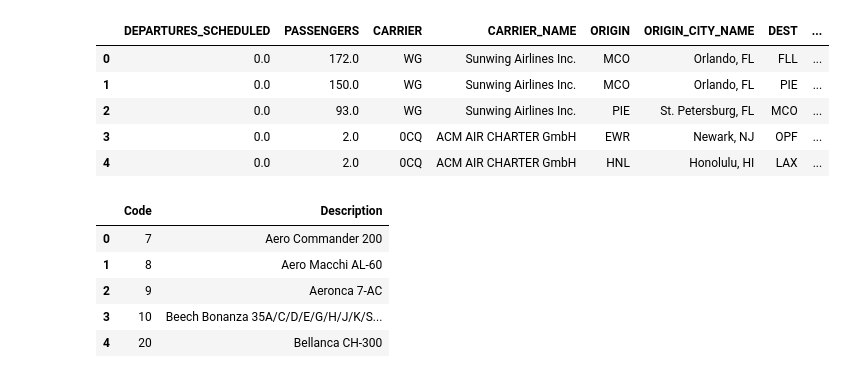
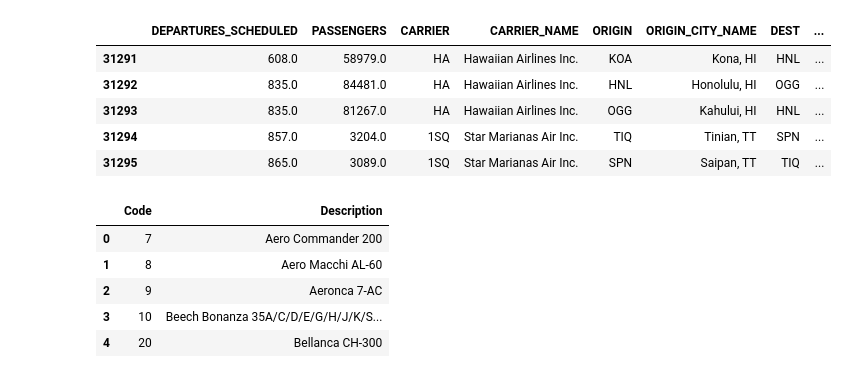
Before and after one commit to jeffakolb/air_traffic_analysis, a Jupyter notebook: air_segment_analysis.ipynb, the cells around one changed output. Saved outputs shown, nothing was run; the diff lists cells and outputs as text; code cells hidden in the pictures.

```diff
--- a/air_segment_analysis.ipynb
+++ b/air_segment_analysis.ipynb
@@ -8,15 +7,15 @@ df = pd.read_csv("data/air_segment_data_2017_12.csv",
                  quotechar='"',
                  header=0,
                 )
-# %%
-df.head()
-# %% [output]
-|  | DEPARTURES_SCHEDULED | PASSENGERS | CARRIER | CARRIER_NAME | ORIGIN | ORIGIN_CITY_NAME | DEST | ... |
-| 0 | 0.0 | 172.0 | WG | Sunwing Airlines Inc. | MCO | Orlando, FL | FLL | ... |
-| 1 | 0.0 | 150.0 | WG | Sunwing Airlines Inc. | MCO | Orlando, FL | PIE | ... |
-| 2 | 0.0 | 93.0 | WG | Sunwing Airlines Inc. | PIE | St. Petersburg, FL | MCO | ... |
-| 3 | 0.0 | 2.0 | 0CQ | ACM AIR CHARTER GmbH | EWR | Newark, NJ | OPF | ... |
-| 4 | 0.0 | 2.0 | 0CQ | ACM AIR CHARTER GmbH | HNL | Honolulu, HI | LAX | ... |
+# %%
+traffic_df.tail()
+# %% [output]
+|  | DEPARTURES_SCHEDULED | PASSENGERS | CARRIER | CARRIER_NAME | ORIGIN | ORIGIN_CITY_NAME | DEST | ... |
+| 31291 | 608.0 | 58979.0 | HA | Hawaiian Airlines Inc. | KOA | Kona, HI | HNL | ... |
+| 31292 | 835.0 | 84481.0 | HA | Hawaiian Airlines Inc. | HNL | Honolulu, HI | OGG | ... |
+| 31293 | 835.0 | 81267.0 | HA | Hawaiian Airlines Inc. | OGG | Kahului, HI | HNL | ... |
+| 31294 | 857.0 | 3204.0 | 1SQ | Star Marianas Air Inc. | TIQ | Tinian, TT | SPN | ... |
+| 31295 | 865.0 | 3089.0 | 1SQ | Star Marianas Air Inc. | SPN | Saipan, TT | TIQ | ... |
 # %%
 aircraft_df = pd.read_csv('data/aircraft_type.csv')
 # %%
```
Also changed, not shown: parts of 8 cells of this notebook, 1 other file.
